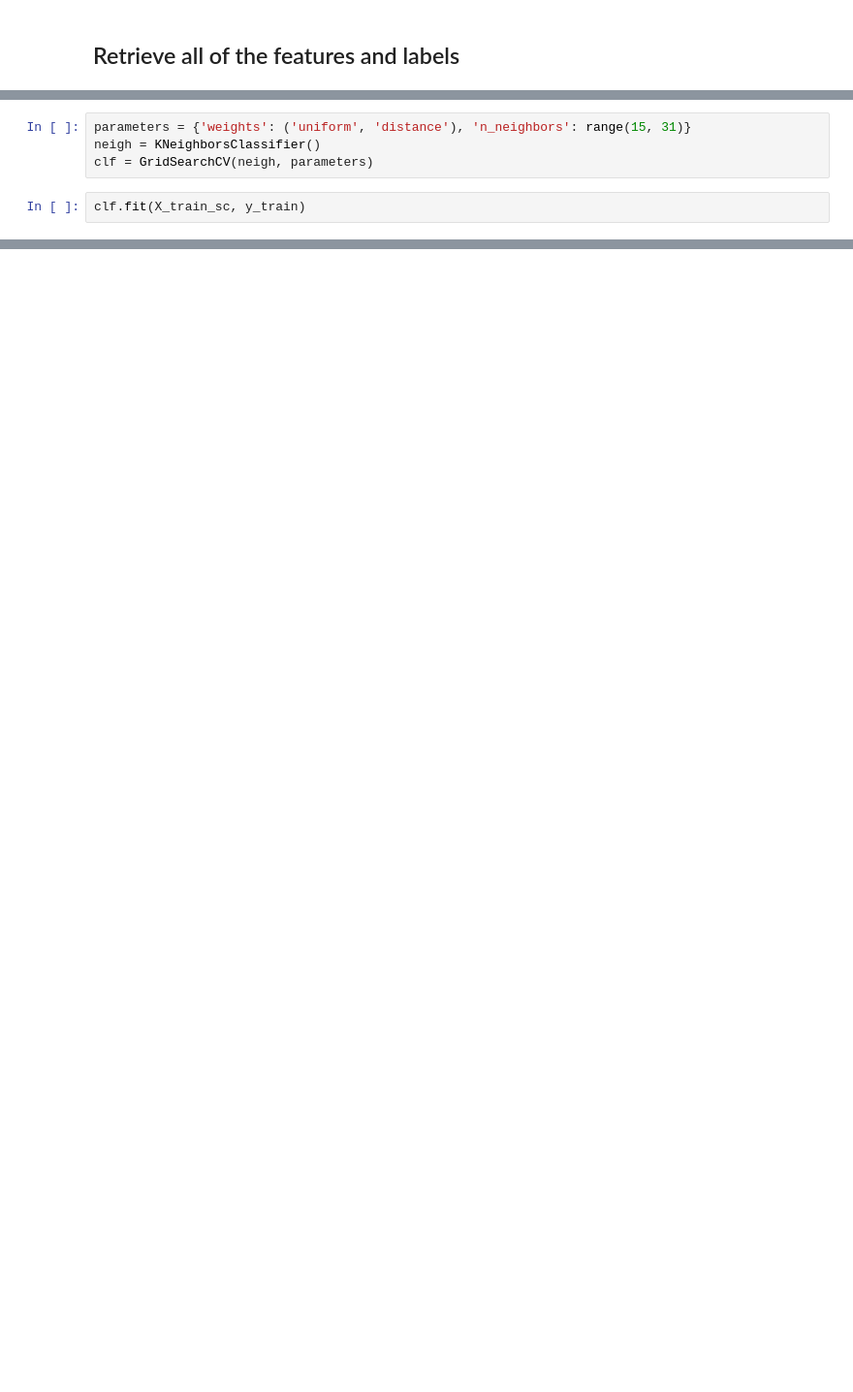
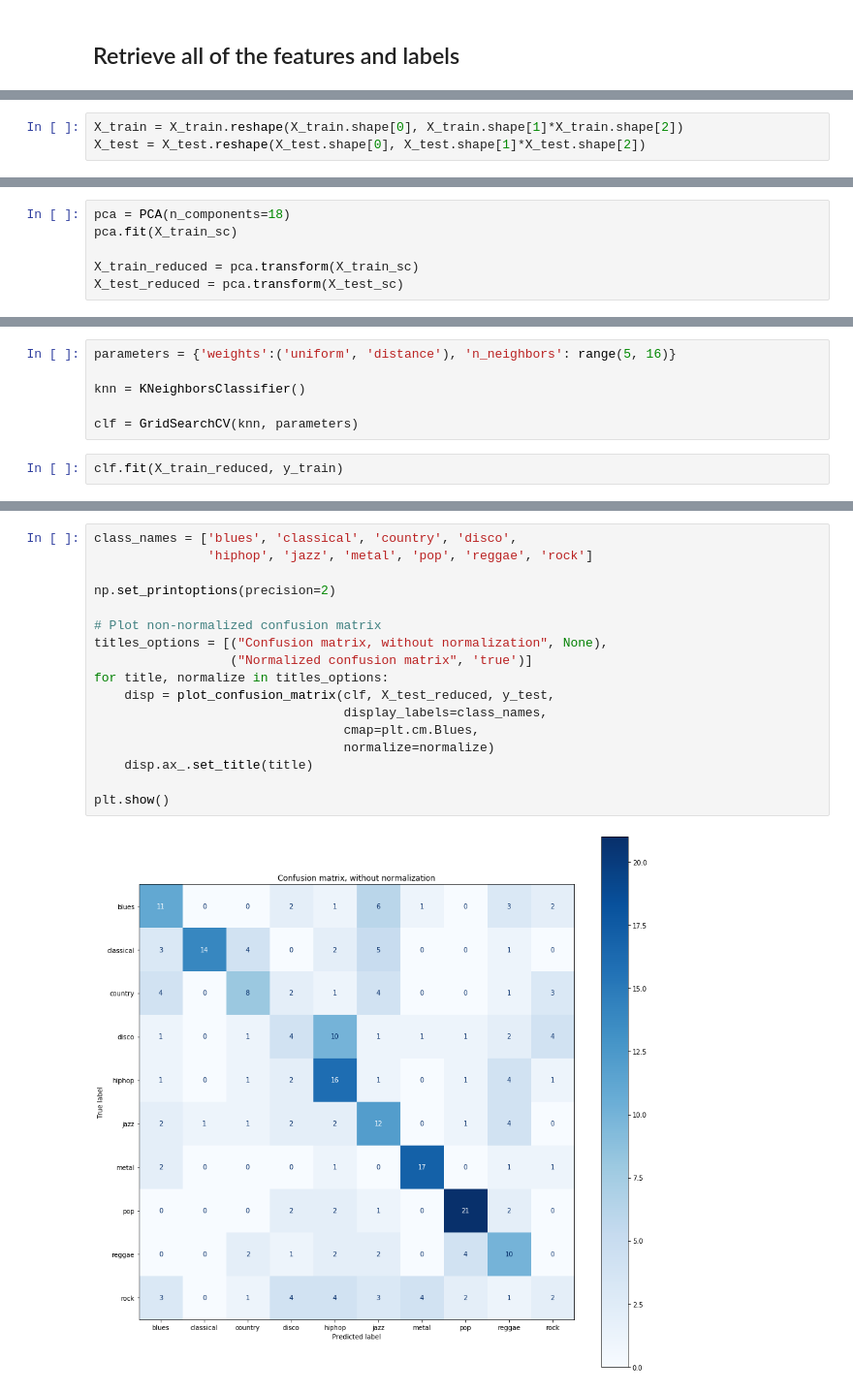
Before and after one commit to colesturza/CSCI4622-Final-Project, a Jupyter notebook: knn.ipynb, the cells around one changed output, grey strips where cells are left out. Shown at 97% size. Saved outputs shown, nothing was run; the diff lists cells and outputs as text; blank space fills up the shorter version.

```diff
--- a/knn.ipynb
+++ b/knn.ipynb
@@ -94,2 +26,5 @@ print('{} training examples'.format(y_train.size))
+# %%
+X_train = X_train.reshape(X_train.shape[0], X_train.shape[1]*X_train.shape[2])
+X_test = X_test.reshape(X_test.shape[0], X_test.shape[1]*X_test.shape[2])
 # %%
 scaler = StandardScaler()
@@ -102,0 +43,6 @@ X_test_sc = scaler.transform(X_test)
+# %%
+pca = PCA(n_components=18)
+pca.fit(X_train_sc)
+
+X_train_reduced = pca.transform(X_train_sc)
+X_test_reduced = pca.transform(X_test_sc)
@@ -103,9 +61,11 @@ X_test_sc = scaler.transform(X_test)
 # %%
-parameters = {'weights': ('uniform', 'distance'), 'n_neighbors': range(15, 31)}
-neigh = KNeighborsClassifier()
-clf = GridSearchCV(neigh, parameters)
+parameters = {'weights':('uniform', 'distance'), 'n_neighbors': range(5, 16)}
+
+knn = KNeighborsClassifier()
+
+clf = GridSearchCV(knn, parameters)
 # %%
-clf.fit(X_train_sc, y_train)
+clf.fit(X_train_reduced, y_train)
 # %% [output]
 GridSearchCV(cv=None, error_score=nan,
              estimator=KNeighborsClassifier(algorithm='auto', leaf_size=30,
@@ -160,0 +123,19 @@ Grid scores on development set:
+# %%
+class_names = ['blues', 'classical', 'country', 'disco',
+               'hiphop', 'jazz', 'metal', 'pop', 'reggae', 'rock']
+
+np.set_printoptions(precision=2)
+
+# Plot non-normalized confusion matrix
+titles_options = [("Confusion matrix, without normalization", None),
+                  ("Normalized confusion matrix", 'true')]
+for title, normalize in titles_options:
+    disp = plot_confusion_matrix(clf, X_test_reduced, y_test,
+                                 display_labels=class_names,
+                                 cmap=plt.cm.Blues,
+                                 normalize=normalize)
+    disp.ax_.set_title(title)
+
+plt.show()
+# %% [output]
+[figure, added]
```
Also changed, not shown: parts of 27 cells of this notebook, 3 other files.
